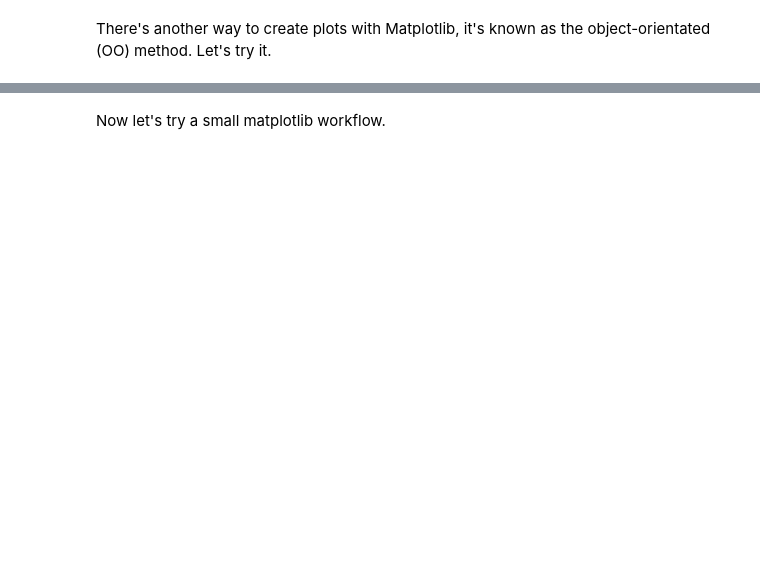
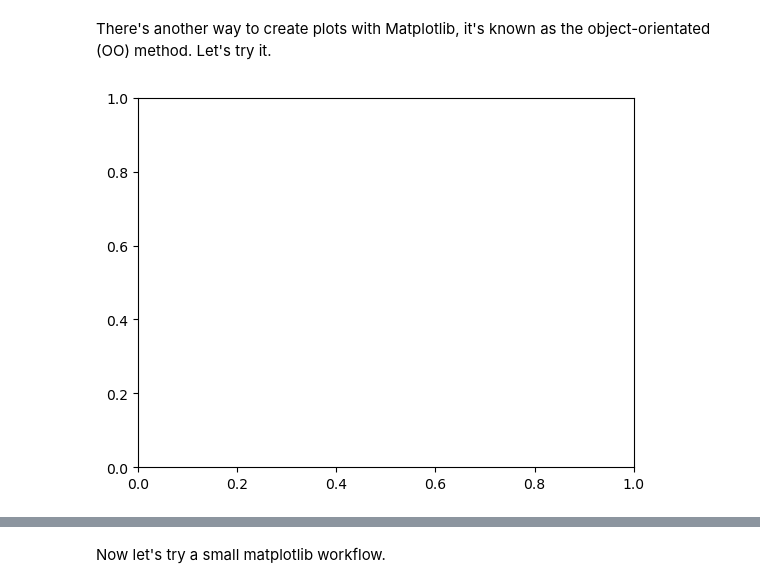
Before and after one commit to JonathaWRDCosta/ZTM-AI-ML-DataScience, a Jupyter notebook: sample_project/exercises/Matplotlib Practice/matplotlib-exercises.ipynb, the cells around one changed output, grey strips where cells are left out. Cells and saved outputs as stored; diff of their text form; code cells hidden in the pictures; blank space fills up the shorter version.

```diff
--- a/sample_project/exercises/Matplotlib Practice/matplotlib-exercises.ipynb
+++ b/sample_project/exercises/Matplotlib Practice/matplotlib-exercises.ipynb
@@ -25,5 +43,8 @@ If you're stuck, don't forget, you can always search for a function, for example
 There's another way to create plots with Matplotlib, it's known as the object-orientated (OO) method. Let's try it.
 # %%
 # Create a plot using plt.subplots()
+fix, ax = plt.subplots()
+# %% [output]
+[figure, added]
 # %%
 # Create a plot using plt.subplots() and then add X & y on the axes
```
Also changed, not shown: parts of 46 cells of this notebook, 7 other files.
